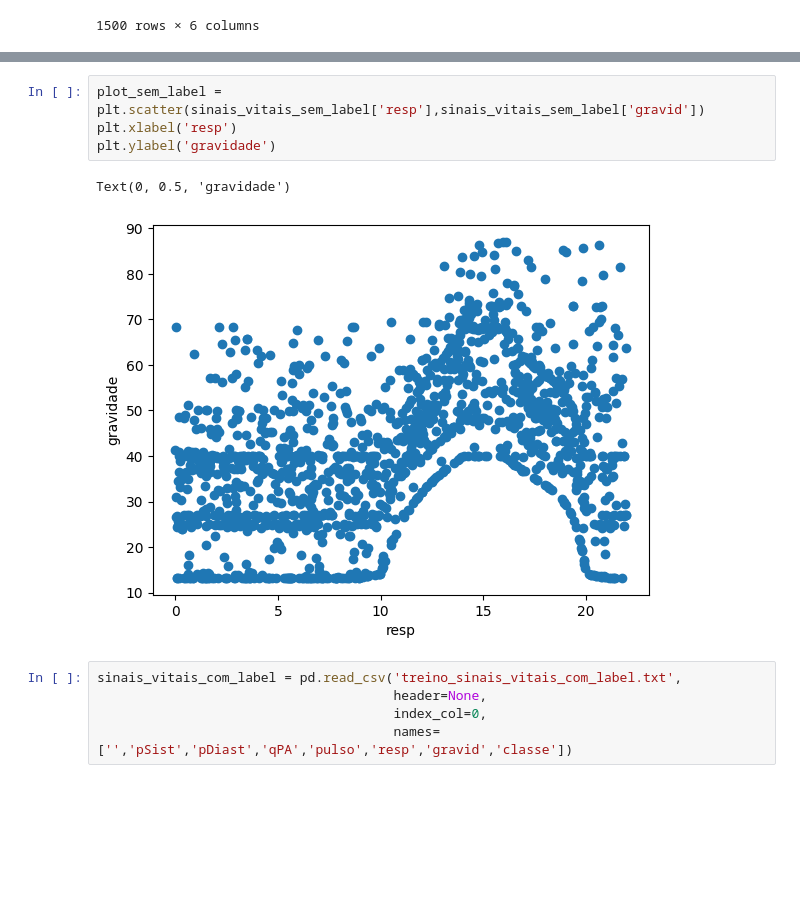
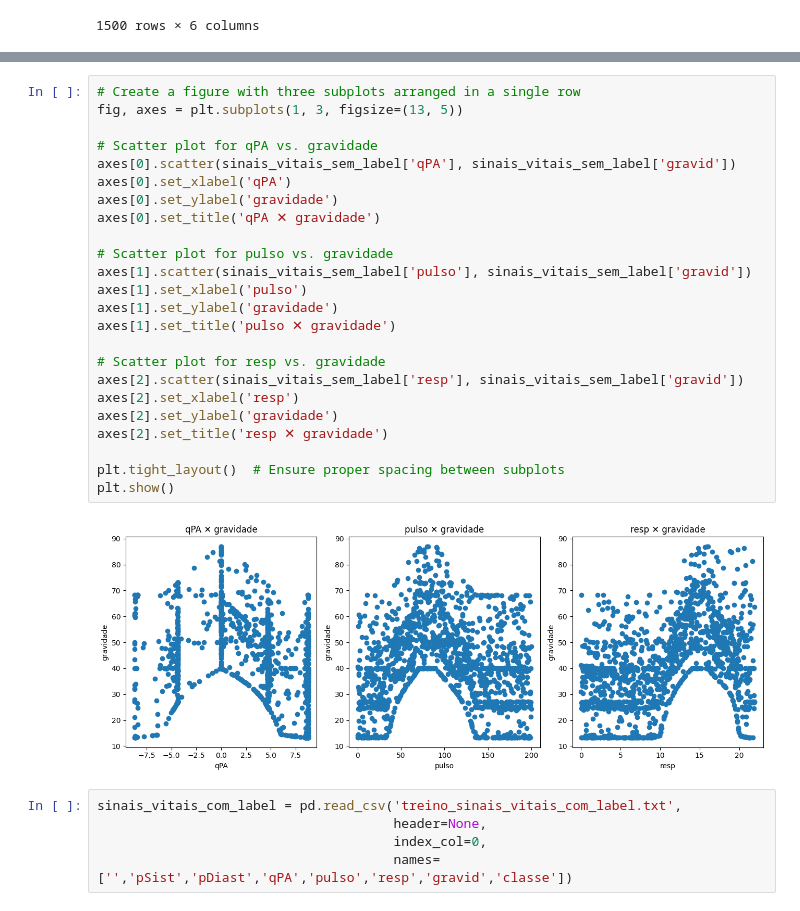
Before and after one commit to taniomi/Sistemas-Inteligentes, a Jupyter notebook: TAREFA_2_0/ANN.ipynb, the cells around one changed output, grey strips where cells are left out. Drawn from its saved outputs; the diff is of its cells as text; blank space fills up the shorter version.

```diff
--- a/TAREFA_2_0/ANN.ipynb
+++ b/TAREFA_2_0/ANN.ipynb
@@ -61,10 +34,29 @@ Text(0, 0.5, 'gravidade')
-# %%
-plot_sem_label = plt.scatter(sinais_vitais_sem_label['resp'],sinais_vitais_sem_label['gravid'])
-plt.xlabel('resp')
-plt.ylabel('gravidade')
-# %% [output]
-Text(0, 0.5, 'gravidade')
-[figure, removed]
+# %%
+# Create a figure with three subplots arranged in a single row
+fig, axes = plt.subplots(1, 3, figsize=(13, 5))
+
+# Scatter plot for qPA vs. gravidade
+axes[0].scatter(sinais_vitais_sem_label['qPA'], sinais_vitais_sem_label['gravid'])
+axes[0].set_xlabel('qPA')
+axes[0].set_ylabel('gravidade')
+axes[0].set_title('qPA ✕ gravidade')
+
+# Scatter plot for pulso vs. gravidade
+axes[1].scatter(sinais_vitais_sem_label['pulso'], sinais_vitais_sem_label['gravid'])
+axes[1].set_xlabel('pulso')
+axes[1].set_ylabel('gravidade')
+axes[1].set_title('pulso ✕ gravidade')
+
+# Scatter plot for resp vs. gravidade
+axes[2].scatter(sinais_vitais_sem_label['resp'], sinais_vitais_sem_label['gravid'])
+axes[2].set_xlabel('resp')
+axes[2].set_ylabel('gravidade')
+axes[2].set_title('resp ✕ gravidade')
+
+plt.tight_layout()  # Ensure proper spacing between subplots
+plt.show()
+# %% [output]
+[figure, added]
 # %%
 sinais_vitais_com_label = pd.read_csv('treino_sinais_vitais_com_label.txt',
                                       header=None,
```
Also changed, not shown: parts of 41 cells of this notebook, 3 other files.
